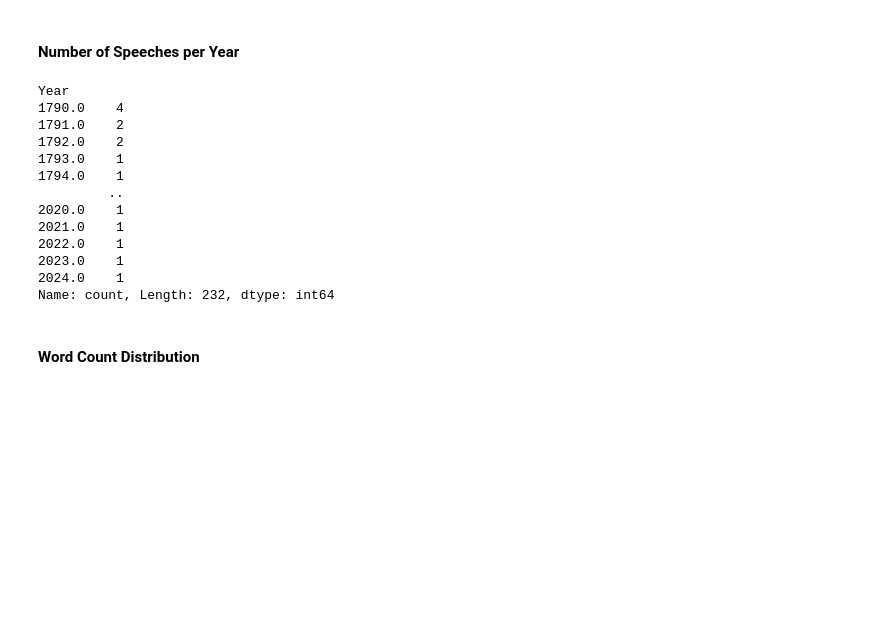
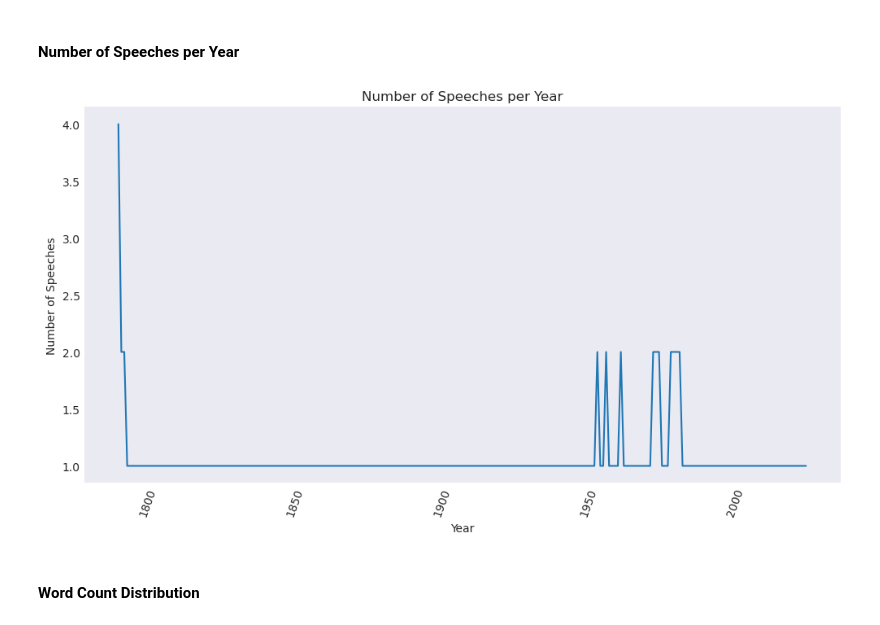
Before and after one commit to UCB-stat-159-f25/proj02-group08, a Jupyter notebook: notebooks/nlp-P01.ipynb, the cells around one changed output. Drawn from its saved outputs; the diff is of its cells as text; code cells hidden in the pictures; blank space fills up the shorter version.

```diff
--- a/notebooks/nlp-P01.ipynb
+++ b/notebooks/nlp-P01.ipynb
@@ -83,22 +82,20 @@ plt.show()
 # %%
 speeches_per_year = sou['Year'].value_counts().sort_index()
 
-# display
+# Display the Series
 speeches_per_year
+
+# Plot
+plt.figure(figsize=(12,6))
+speeches_per_year.plot(kind='line')
+
+plt.title("Number of Speeches per Year")
+plt.xlabel("Year")
+plt.ylabel("Number of Speeches")
+plt.xticks(rotation=70)
+plt.show()
 # %% [output]
-Year
-1790.0    4
-1791.0    2
-1792.0    2
-1793.0    1
-1794.0    1
-         ..
-2020.0    1
-2021.0    1
-2022.0    1
-2023.0    1
-2024.0    1
-Name: count, Length: 232, dtype: int64
+[figure, added]
 # %% [markdown]
 #### Word Count Distribution
 # %%
```
Also changed, not shown: parts of 8 cells of this notebook.
